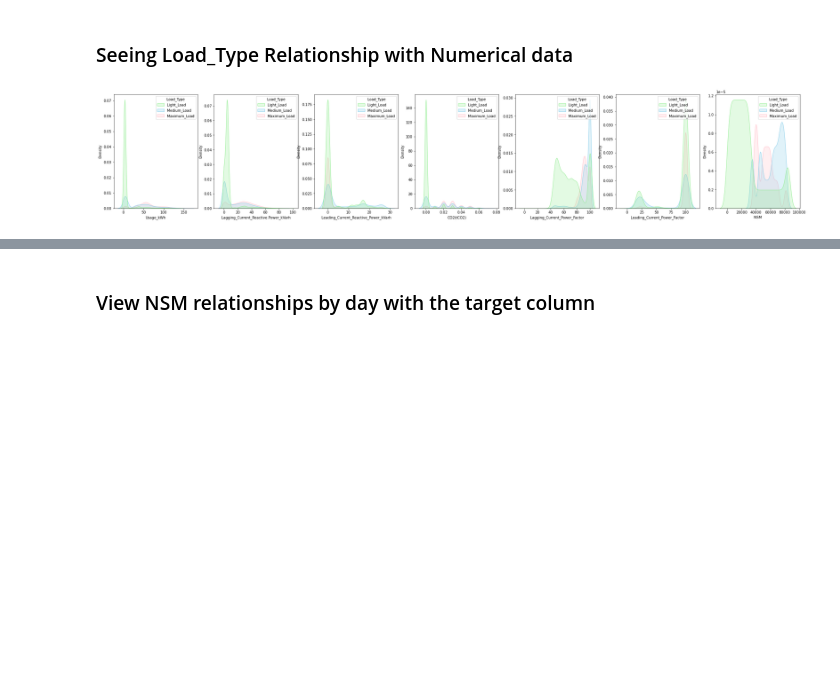
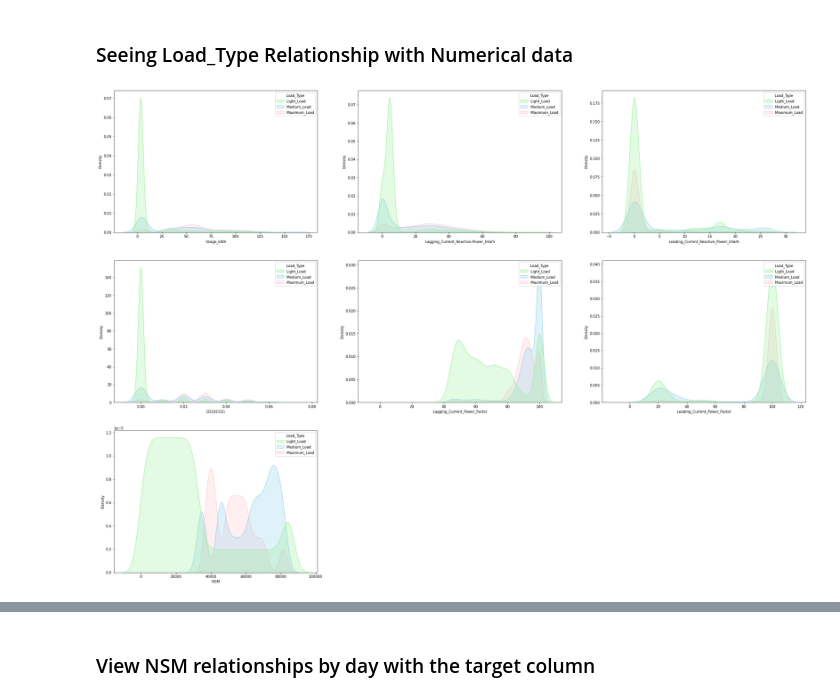
Before and after one commit to sunilmittal22/BITS-Steel-Industry-Energy-Consumption, a Jupyter notebook: Steel Industry Energy Consumption.ipynb, the cells around one changed output, grey strips where cells are left out. Saved outputs shown, nothing was run; the diff lists cells and outputs as text; code cells hidden in the pictures; blank space fills up the shorter version.

```diff
--- a/Steel Industry Energy Consumption.ipynb
+++ b/Steel Industry Energy Consumption.ipynb
@@ -308,12 +309,14 @@ feat_num
  'NSM']
 # %%
 #Membuat KDE Plot
-plt.figure(figsize=(12,4))
+plt.figure(figsize=(20,6))
 
 features = feat_num
 for i in range(0, len(features)):
     plt.subplot(1, len(features), i+1)
-    sns.distplot(x=df[features[i]])
+    #sns.distplot(x=df[features[i]])
+    sns.histplot(df[features[i]], color="red", label="100% Equities", kde=True, stat="density", linewidth=0)
+
     plt.xlabel(features[i])
     plt.tight_layout()
 # %% [output]
@@ -334,5 +337,5 @@ plt.figure(figsize=(15,10))
 
 for i,col in enumerate(df_catg):
     plt.subplot(2,2,i + 1)
-    ax = sns.countplot(data = df, x = col, hue = "Load_Type", palette= {"Light_Load":'lightgreen' , "Medium_Load":'skyblue', "Maximum_Load":'Pink'})
+    ax = sns.countplot(data = df, y = col, hue = "Load_Type", palette= {"Light_Load":'lightgreen' , "Medium_Load":'skyblue', "Maximum_Load":'Pink'})
 # %% [output]
@@ -348,12 +351,12 @@ Insights:
 ### Seeing Load_Type Relationship with Numerical data
 # %%
 #Seeing Load_Type Relationship with Numerical data
-plt.figure(figsize=(35,6))
+plt.figure(figsize=(35,25))
 
 for i,col in enumerate(df_num):
-    plt.subplot(1,7,i + 1)
+    plt.subplot(3,3,i + 1)
     ax = sns.kdeplot(x=col, hue="Load_Type", data=df, shade=True,palette= {"Light_Load":'lightgreen' , "Medium_Load":'skyblue', "Maximum_Load":'Pink'})
 # %% [output]
-[figure, old version]
+[figure, new version]
 # %%
 #View the NSM's relationship with the target column
```
Also changed, not shown: parts of 14 cells of this notebook.
